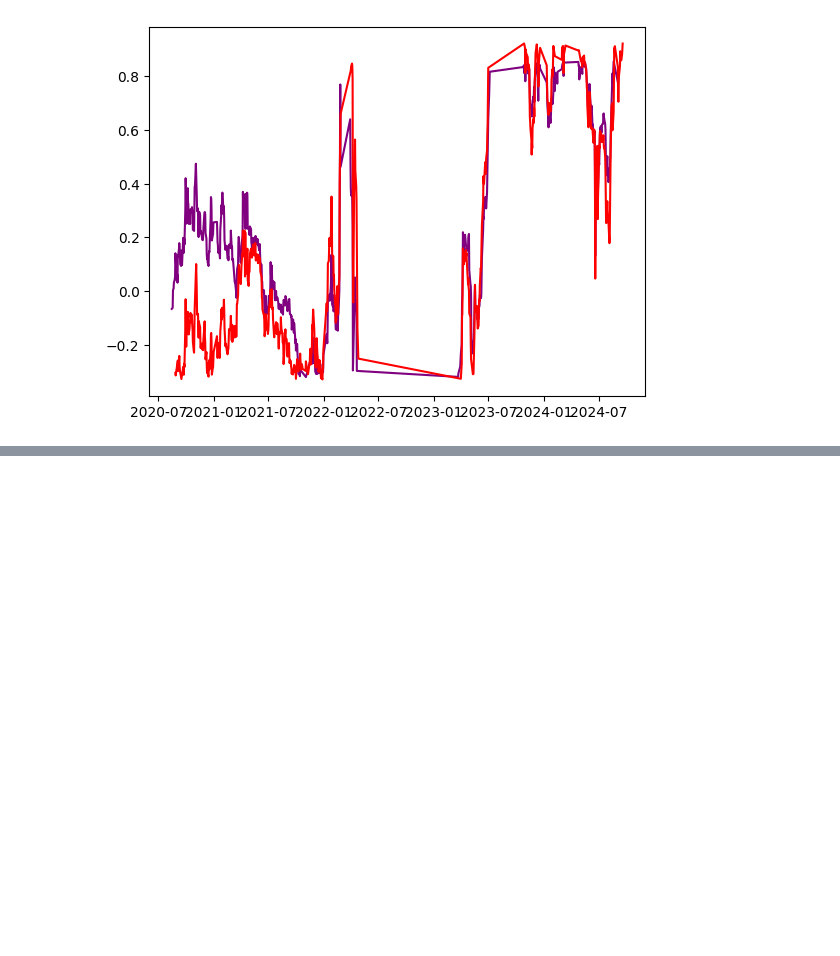
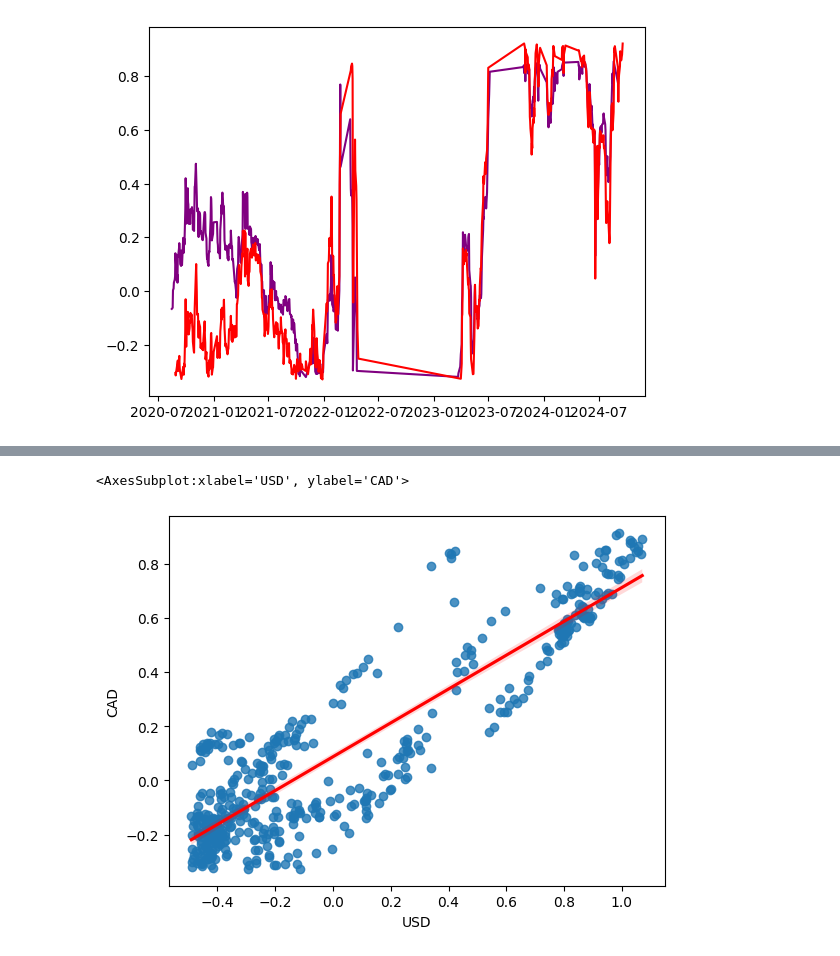
Before and after one commit to mmonastyrskiy/7_sem, a Jupyter notebook: ML/lab/lab2/Lab2.ipynb, the cells around one changed output, grey strips where cells are left out. Cells and saved outputs as stored; diff of their text form; code cells hidden in the pictures; blank space fills up the shorter version.

```diff
--- a/ML/lab/lab2/Lab2.ipynb
+++ b/ML/lab/lab2/Lab2.ipynb
@@ -245,0 +261,5 @@ SignificanceResult(statistic=np.float64(0.45918461543246375), pvalue=np.float64(
+# %%
+sns.regplot(data=pooled,x="USD",y="CAD",line_kws={"color":"red"})
+# %% [output]
+<AxesSubplot:xlabel='USD', ylabel='CAD'>
+[figure, added]
```
Also changed, not shown: parts of 17 cells of this notebook.
